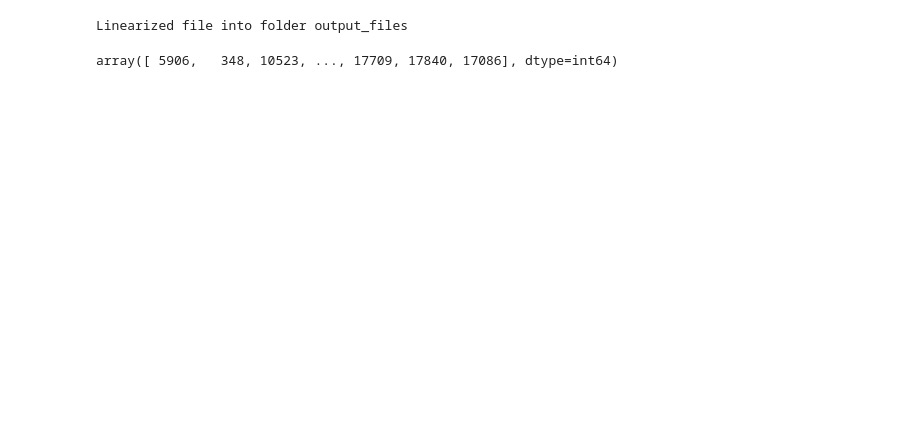
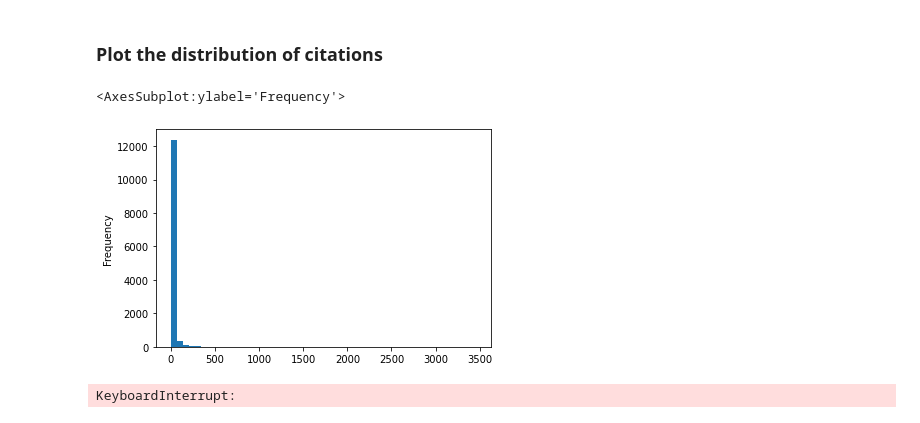
Before and after one commit to vis-au/prosample, a Jupyter notebook: server/pipeline/linearizations/input_files/dblp_tests.ipynb, the cells around one changed output. Saved outputs shown, nothing was run; the diff lists cells and outputs as text; code cells hidden in the pictures; blank space fills up the shorter version.

```diff
--- a/server/pipeline/linearizations/input_files/dblp_tests.ipynb
+++ b/server/pipeline/linearizations/input_files/dblp_tests.ipynb
@@ -15,3 +78,14 @@ G_
+# %% [markdown]
+### Plot the distribution of citations
+# %%
+import pandas as pd
+
+df = pd.read_csv("dblpData.csv", delimiter=";", names=["index", "source", "target", "n_citation_source", "title_source", "year_source", "n_citation_target", "title_target", "year_target"], index_col="index")
+
+df["n_citation_source"].plot.hist(bins=50)
+# %% [output]
+<AxesSubplot:ylabel='Frequency'>
+[figure, added]
 # %%
 import os, sys
 sys.path.append(f"{os.getcwd()}/../")
@@ -21,10 +95,11 @@ import numpy as np
 import networkx as nx
 
 from GraphLinearizations import BasicGraphLinearization
-lin = BasicGraphLinearization("dblp_edges", dimensions=3, exclude_attributes=[])
+
+
+lin = BasicGraphLinearization("dblp", dimensions=9, exclude_attributes=[])
 
 lin.read_data()
 np.array(lin.linearize())
 # %% [output]
-Linearized file into folder output_files
+KeyboardInterrupt:
-array([ 5906,   348, 10523, ..., 17709, 17840, 17086], dtype=int64)
```
Also changed, not shown: parts of 11 cells of this notebook.
